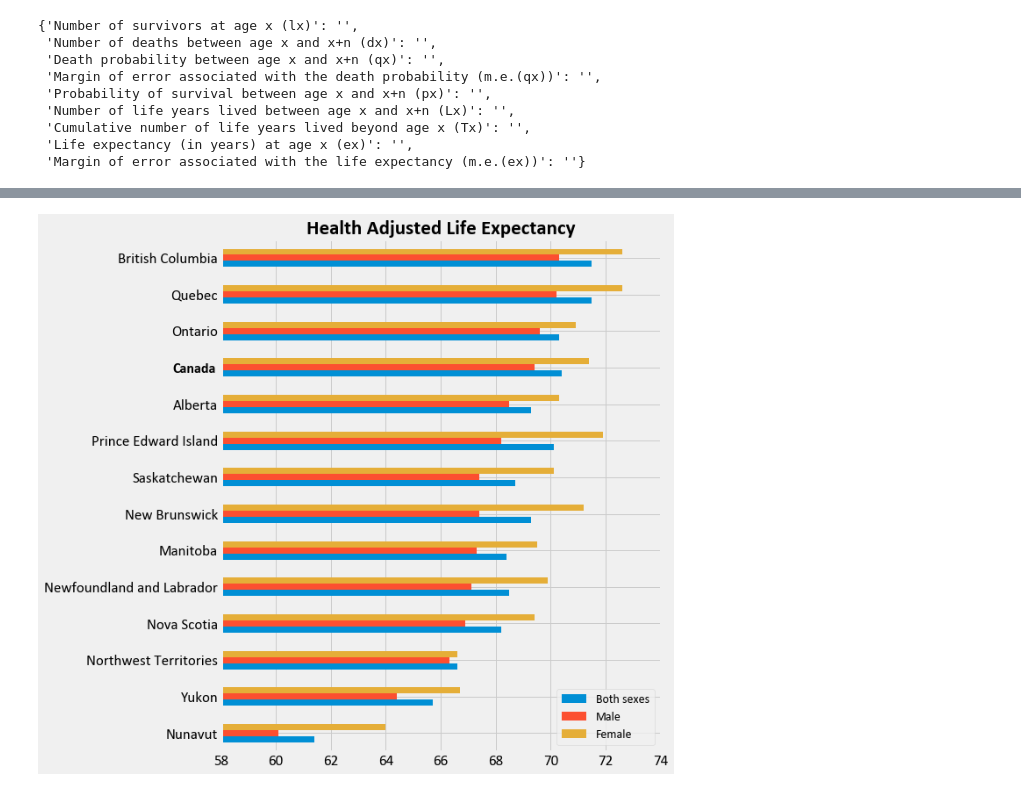
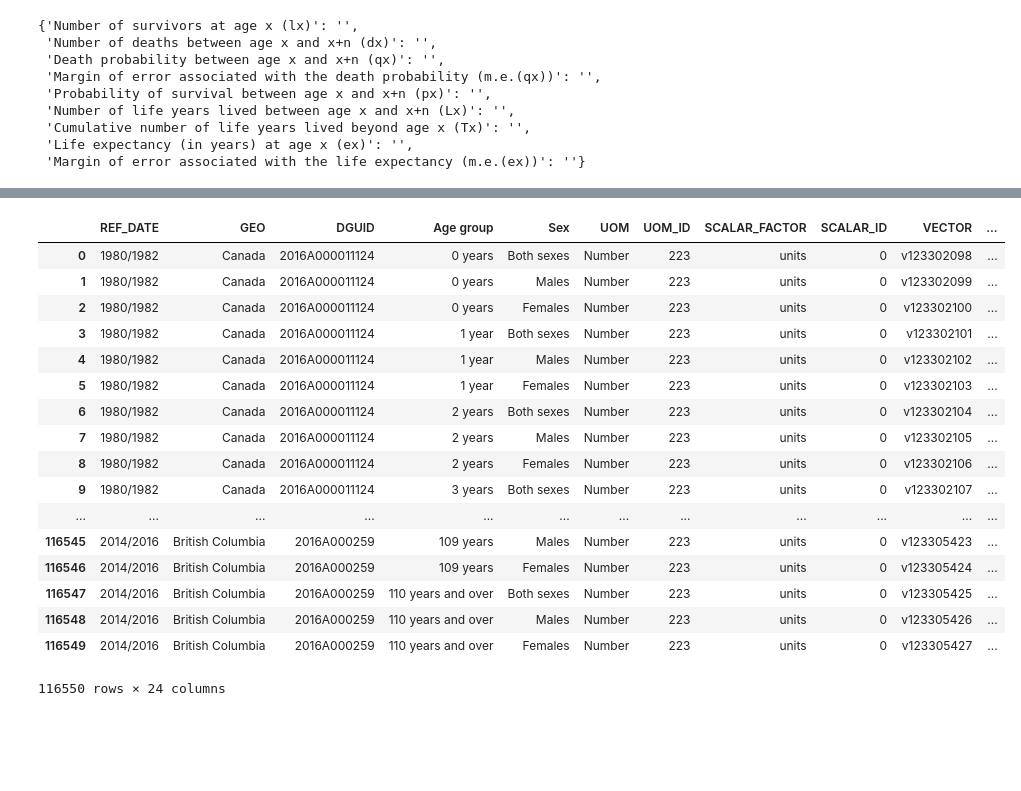
Before and after one commit to ocan-data/OpenCanadaData, a Jupyter notebook: notebooks/LifeExpectancy.ipynb, the cells around one changed output, grey strips where cells are left out. Saved outputs shown, nothing was run; the diff lists cells and outputs as text; code cells hidden in the pictures; blank space fills up the shorter version.

Commit message:
add statscan and io packages; add retailprices notebook

```diff
--- a/notebooks/LifeExpectancy.ipynb
+++ b/notebooks/LifeExpectancy.ipynb
@@ -3,18 +2,0 @@
-# %%
-import pandas as pd
-import requests, zipfile, io
-import re
-import os
-
-pd.set_option('display.max_colwidth', 200)
-pd.set_option('display.max_columns', 200)
-
-data_dir = '../data'
-cache_dir = os.path.join(data_dir, 'cache')
-
-def unzip_data(zip_url:str, path='.'):
-    response = requests.get(zip_url)
-    zip = zipfile.ZipFile(io.BytesIO(response.content))
-    files = zip.namelist()
-    zip.extractall(path=path)
-    return tuple([os.path.join(path, f) for f in zip.namelist()])
@@ -25,5 +30,5 @@ unzip_data('https://www150.statcan.gc.ca/n1/tbl/csv/39100007-eng.zip', cache_dir
 # %% [markdown]
 ## Life Expectancy Data
 # %%
-data = pd.read_csv(os.path.join(cache_dir, '39100007.csv'))
-data.head(3)
+statscan_data = read_statscan_csv(os.path.join(cache_dir, '39100007.csv'))
+lifeexp_data = to_wide_format(statscan_data)
@@ -157 +106,14 @@ health_adj_lifeexp = DataSet(13100370, 'Health Adjusted Life Expectancy')
+# %%
+class StatscanDataset(object):
+
+    def __init__(self, url:str, pivot_column:str):
+        self.url = url
+        self.pivot_column = pivot_column
+
+    def get_data(self, cache_dir=cache_dir, wide=True):
+        files = unzip_data(self.url, cache_dir)
+        data = read_statscan_csv(files[0])
+        if wide:
+            data = to_wide_format(data, pivot_column=self.pivot_column)
+        return data
 # %% [markdown]
@@ -165,20 +121,24 @@ health_le_data = health_adj_lifeexp
-# %%
-from matplotlib import rcParams
-import matplotlib.style as style
-style.use('fivethirtyeight')
-def health_adjusted_life_expectancy(data):
-
-    rcParams['font.family'] = 'sans-serif'
-    rcParams['font.sans-serif'] = ['Calibri']
-    chart_data = data.rename(index={'Canada':''}).sort_values('Male')
-    ax = chart_data.plot.barh(figsize=(8,10), grid=True);
-    ax.set_ylabel('')
-    ax.set_title('Health Adjusted Life Expectancy', fontsize=23, fontweight='bold')
-    ax.set_xlim((58,74))
-    ax.xaxis.set_tick_params(labelsize=17,)
-    ax.yaxis.set_tick_params(labelsize=17)
-    ax.text(x=56.25, y=9.85, s='Canada', fontsize=16, fontweight='bold')
-
-health_adjusted_life_expectancy(health_le_data)
-# %% [output]
-[figure, removed]
+# %%
+lifeexp_dataset = StatscanDataset('https://www150.statcan.gc.ca/n1/tbl/csv/13100114-eng.zip', 'Element')
+lifeexp_data = lifeexp_dataset.get_data()
+# %%
+lifeexp_data
+# %% [output]
+|  | REF_DATE | GEO | DGUID | Age group | Sex | UOM | UOM_ID | SCALAR_FACTOR | SCALAR_ID | VECTOR | ... |
+| 0 | 1980/1982 | Canada | 2016A000011124 | 0 years | Both sexes | Number | 223 | units | 0 | v123302098 | ... |
+| 1 | 1980/1982 | Canada | 2016A000011124 | 0 years | Males | Number | 223 | units | 0 | v123302099 | ... |
+| 2 | 1980/1982 | Canada | 2016A000011124 | 0 years | Females | Number | 223 | units | 0 | v123302100 | ... |
+| 3 | 1980/1982 | Canada | 2016A000011124 | 1 year | Both sexes | Number | 223 | units | 0 | v123302101 | ... |
+| 4 | 1980/1982 | Canada | 2016A000011124 | 1 year | Males | Number | 223 | units | 0 | v123302102 | ... |
+| 5 | 1980/1982 | Canada | 2016A000011124 | 1 year | Females | Number | 223 | units | 0 | v123302103 | ... |
+| 6 | 1980/1982 | Canada | 2016A000011124 | 2 years | Both sexes | Number | 223 | units | 0 | v123302104 | ... |
+| 7 | 1980/1982 | Canada | 2016A000011124 | 2 years | Males | Number | 223 | units | 0 | v123302105 | ... |
+| 8 | 1980/1982 | Canada | 2016A000011124 | 2 years | Females | Number | 223 | units | 0 | v123302106 | ... |
+| 9 | 1980/1982 | Canada | 2016A000011124 | 3 years | Both sexes | Number | 223 | units | 0 | v123302107 | ... |
+| ... | ... | ... | ... | ... | ... | ... | ... | ... | ... | ... | ... |
+| 116545 | 2014/2016 | British Columbia | 2016A000259 | 109 years | Males | Number | 223 | units | 0 | v123305423 | ... |
+| 116546 | 2014/2016 | British Columbia | 2016A000259 | 109 years | Females | Number | 223 | units | 0 | v123305424 | ... |
+| 116547 | 2014/2016 | British Columbia | 2016A000259 | 110 years and over | Both sexes | Number | 223 | units | 0 | v123305425 | ... |
+| 116548 | 2014/2016 | British Columbia | 2016A000259 | 110 years and over | Males | Number | 223 | units | 0 | v123305426 | ... |
+| 116549 | 2014/2016 | British Columbia | 2016A000259 | 110 years and over | Females | Number | 223 | units | 0 | v123305427 | ... |
+116550 rows × 24 columns
```
Also changed, not shown: parts of 24 cells of this notebook, 7 other files.
